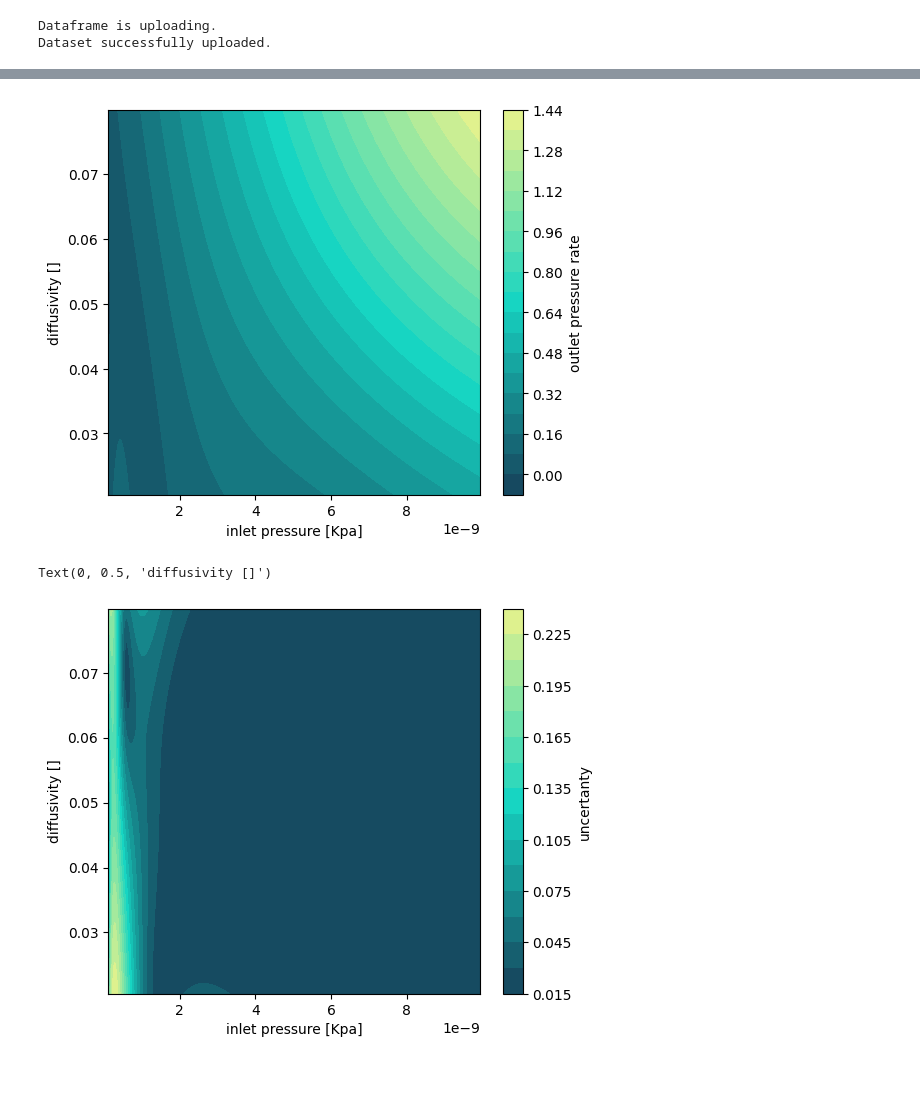
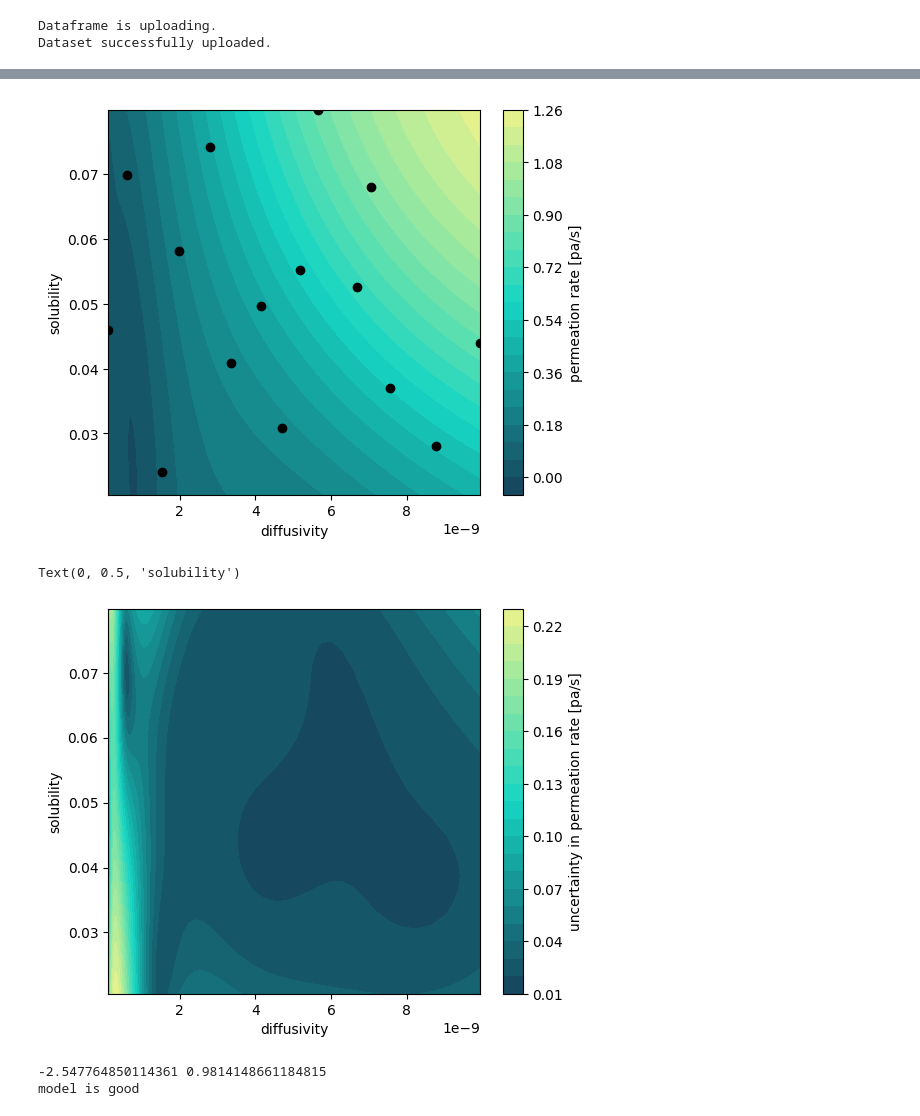
Before and after one commit to digiLab-ai/Manchester_hackathon, a Jupyter notebook: train_model.ipynb, the cells around one changed output, grey strips where cells are left out. Cells and saved outputs as stored; diff of their text form; code cells hidden in the pictures; blank space fills up the shorter version.

Commit message:
further modified train model

```diff
--- a/train_model.ipynb
+++ b/train_model.ipynb
@@ -12,14 +18,18 @@ tl.set_api_key("")
 # %%
 # read the training data from galaxy workflows
+df = pd.read_csv("results.csv",sep="\s+")
 
-df = pd.read_csv("results.csv",sep="\s+")
-print(df)
-df_train = pd.DataFrame({
+df_input = pd.DataFrame({
     "solubility": df["solubility"][:20],
     "logdiffusivity":np.log10(df["diffusivity"][:20]),
     "p_out_grad":df["p_out_grad"][:20]
 
 })
 
-plt.scatter(df_train["solubility"],df_train["p_out_grad"])
+# plot the relationship between indevidual inputs and outputs
+plt.scatter(df_input["solubility"],df_input["p_out_grad"])
+plt.show()
+
+plt.scatter(df_input["logdiffusivity"],df_input["p_out_grad"])
+plt.show()
 # %% [output]
@@ -62,7 +55,7 @@ emulator = tl.Emulator(id=emulator_id)
 # Define the training parameters for your emulator
 output_columns = ["p_out_grad"]
 params = tl.TrainParams(
-    train_test_ratio=1,
+    train_test_ratio=0.75,
     estimator="gaussian_process_regression",
 
 )
@@ -85,14 +78,16 @@ Emulator 'UoM_emulator' has begun training.
 Training of emulator UoM_emulator is complete!
 # %%
+# create grid for plotting predictions
 npoints = 100
 
-X, Y = np.meshgrid(np.linspace(np.min(df_train["logdiffusivity"]),np.max(df_train["logdiffusivity"]),npoints),
-                    np.linspace(np.min(df_train["solubility"]),np.max(df_train["solubility"]),npoints))
+X, Y = np.meshgrid(np.linspace(np.min(df_input["logdiffusivity"]),np.max(df_input["logdiffusivity"]),npoints),
+                    np.linspace(np.min(df_input["solubility"]),np.max(df_input["solubility"]),npoints))
 
 df_test = pd.DataFrame({
     "logdiffusivity": X.flatten(),
     "solubility": Y.flatten(),
 })
 
+# predict on the input grid
 df_pred,df_std = emulator.predict(df_test)
 # %% [output]
@@ -116,24 +111,46 @@ Mean predictions:
 # %%
 # plot the outputs of the emulator
 plt.figure(figsize=(6, 5))
 colors = ["#16425B","#16D5C2","#EBF38B"]
 custom_cmap = LinearSegmentedColormap.from_list("bah", colors)
+df_train = emulator.view_train_data()
 
+# plot the tritium permeation rate
 Z = np.array(df_pred["p_out_grad"]).reshape(npoints,npoints)
 plt.contourf(10**X, (Y), Z, levels=20, cmap=custom_cmap)  # filled contours
 plt.colorbar(label="permeation rate [pa/s]")
+plt.scatter(10**df_train["logdiffusivity"],df_train["solubility"],color="black")
 plt.xlabel("diffusivity")
 plt.ylabel("solubility")
 plt.show()
 
+# plot the error in tritium permeation rate
 plt.figure(figsize=(6, 5))
 
 Zerr = np.array(df_std["p_out_grad"]).reshape(npoints,npoints)
 plt.contourf(10**X, (Y), Zerr, levels=20, cmap=custom_cmap)  # filled contours
 plt.colorbar(label="uncertainty in permeation rate [pa/s]")
 plt.xlabel("diffusivity")
 plt.ylabel("solubility")
 # %% [output]
-[figure, old version]
+[figure, new version]
-Text(0, 0.5, 'diffusivity []')
+Text(0, 0.5, 'solubility')
-[figure, old version]
+[figure, new version]
+# %%
+# validation step
+# calculate mean standardized log loss
+params = tl.ScoreParams(metric="MSLL", combined_score=True)
+MSLLscore = emulator.score(params=params)
+
+# calculate R squared
+params = tl.ScoreParams(metric="R2", combined_score=True)
+R2score = emulator.score(params=params)
+
+print(MSLLscore,R2score)
+
+# stopping criterion for active learning loop
+if MSLLscore < -1.5 and R2score>0.95:
+    print("model is good")
+# %% [output]
+-2.547764850114361 0.9814148661184815
+model is good
```
Also changed, not shown: parts of 6 cells of this notebook.
